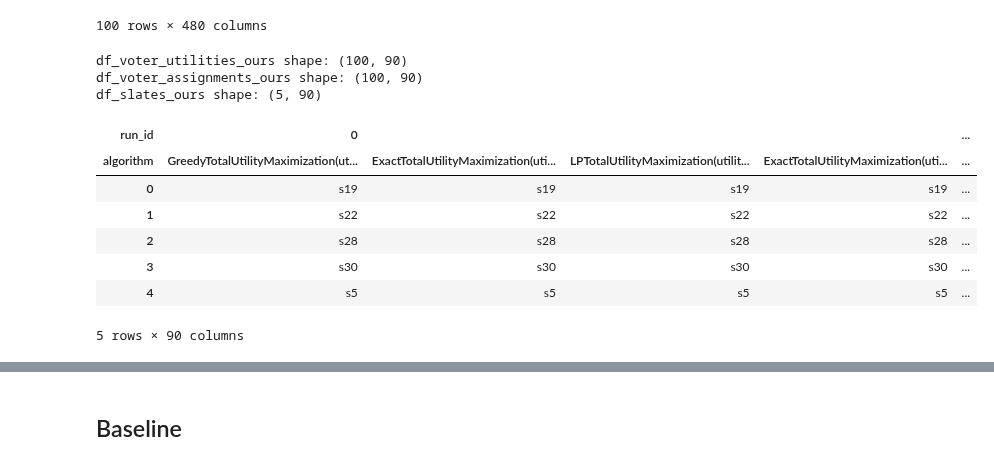
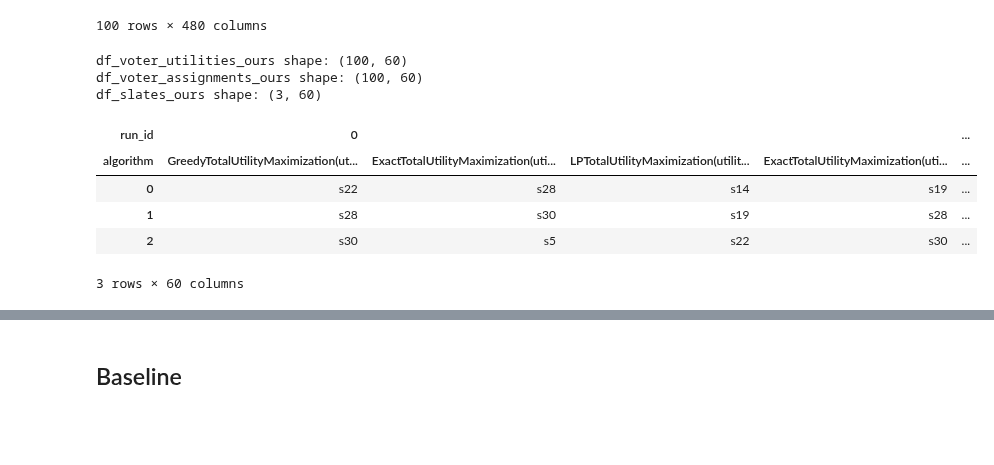
Before and after one commit to aaron-sandoval/generative_social_choice, a Jupyter notebook: generative_social_choice/plots/compare_voting_algs_on_chatbot_data.ipynb, the cells around one changed output, grey strips where cells are left out. Drawn from its saved outputs; the diff is of its cells as text; code cells hidden in the pictures; blank space fills up the shorter version.

```diff
--- a/generative_social_choice/plots/compare_voting_algs_on_chatbot_data.ipynb
+++ b/generative_social_choice/plots/compare_voting_algs_on_chatbot_data.ipynb
@@ -478,36 +555,28 @@ voting_algorithms_to_test = (
     # ReweightedRangeVoting(k=0.5),
 )
 # %%
-## Our Pipeline
+# # Set slate size (number of statements to select)
+# SLATE_SIZE = 3
 
-# Set slate size (number of statements to select)
-SLATE_SIZE = 5
-
-# Run voting algorithms on our pipeline data
-df_voter_utilities_ours, df_voter_assignments_ours, df_slates_ours = run_voting_algorithms(
-    utility_df=df_ours,
-    voting_algorithms=voting_algorithms_to_test,
-    slate_size=SLATE_SIZE
-)
-
-print(f"df_voter_utilities_ours shape: {df_voter_utilities_ours.shape}")
-print(f"df_voter_assignments_ours shape: {df_voter_assignments_ours.shape}")
-print(f"df_slates_ours shape: {df_slates_ours.shape}")
+# # Run voting algorithms on our pipeline data
+# df_voter_utilities_ours, df_voter_assignments_ours, df_slates_ours = run_voting_algorithms(
+#     utility_df=df_ours,
+#     voting_algorithms=voting_algorithms_to_test,
+#     slate_size=SLATE_SIZE
+# )
 # %% [output]
-df_voter_utilities_ours shape: (100, 90)
-df_voter_assignments_ours shape: (100, 90)
-df_slates_ours shape: (5, 90)
+df_voter_utilities_ours shape: (100, 60)
+df_voter_assignments_ours shape: (100, 60)
+df_slates_ours shape: (3, 60)
 # %%
-df_slates_ours
+# df_slates_ours
 # %% [output]
 | run_id | 0 |  |  |  | ... |
 | algorithm | GreedyTotalUtilityMaximization(ut... | ExactTotalUtilityMaximization(uti... | LPTotalUtilityMaximization(utilit... | ExactTotalUtilityMaximization(uti... | ... |
-| 0 | s19 | s19 | s19 | s19 | ... |
-| 1 | s22 | s22 | s22 | s22 | ... |
-| 2 | s28 | s28 | s28 | s28 | ... |
-| 3 | s30 | s30 | s30 | s30 | ... |
-| 4 | s5 | s5 | s5 | s5 | ... |
+| 0 | s22 | s28 | s14 | s19 | ... |
+| 1 | s28 | s30 | s19 | s28 | ... |
+| 2 | s30 | s5 | s22 | s30 | ... |
-5 rows × 90 columns
+3 rows × 60 columns
 # %%
 
 # Reorganize utilities for plotting (algorithm first, run_id second)
```
Also changed, not shown: parts of 27 cells of this notebook, 1 other file.
